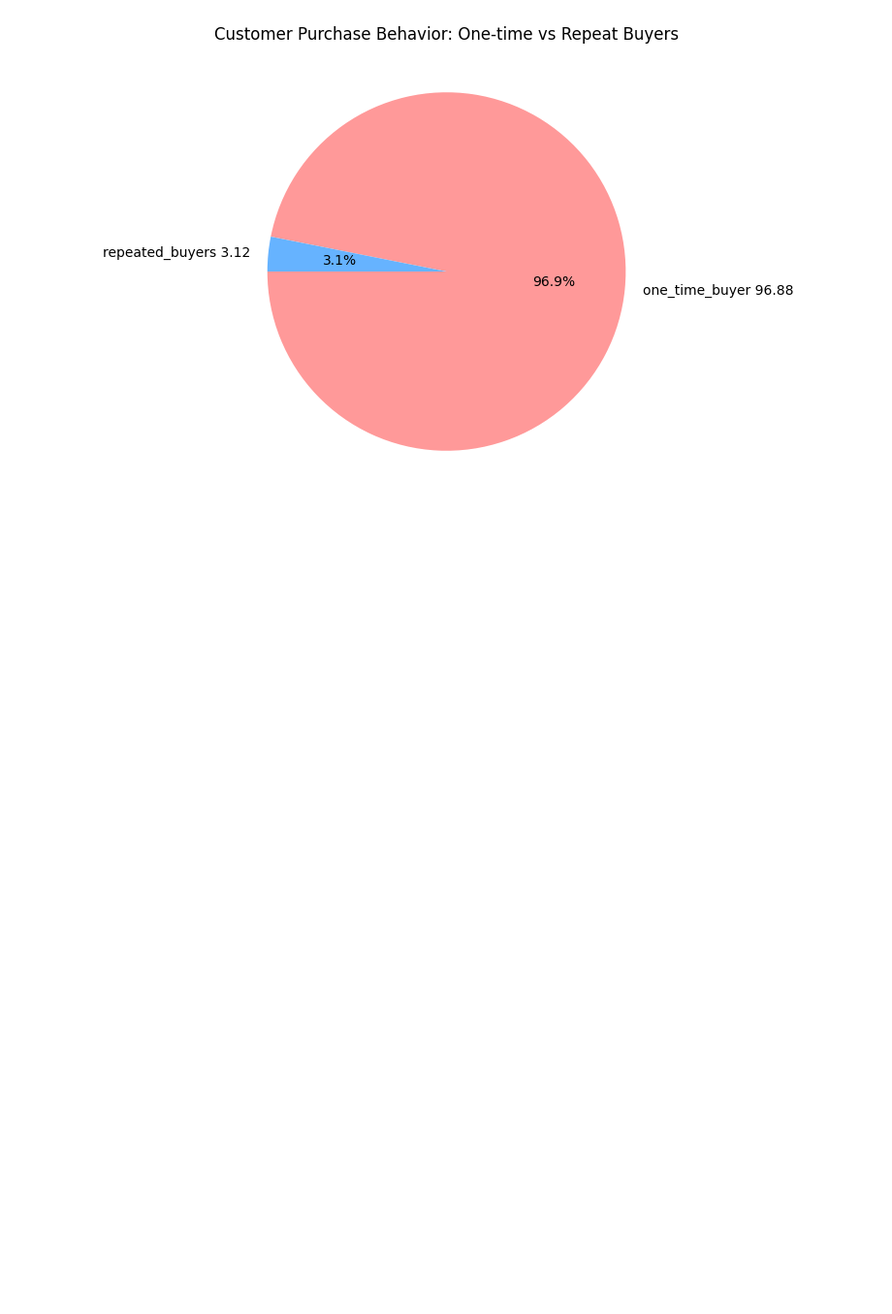
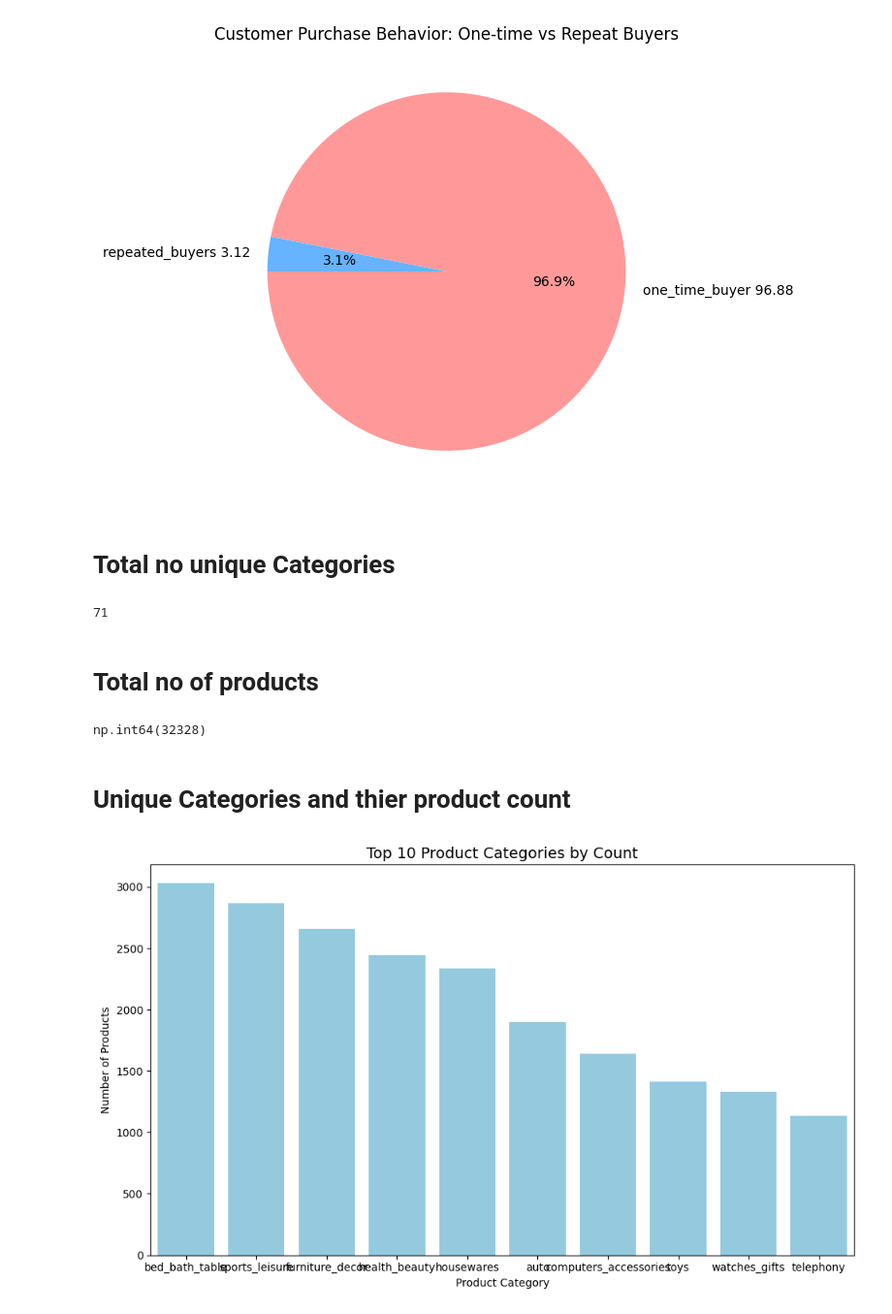
Before and after one commit to taruny088/olist_DA, a Jupyter notebook: Data_analysis/eda.ipynb, the cells around one changed output. Shown at 97% size. Cells and saved outputs as stored; diff of their text form; code cells hidden in the pictures; blank space fills up the shorter version.

```diff
--- a/Data_analysis/eda.ipynb
+++ b/Data_analysis/eda.ipynb
@@ -135,3 +185,39 @@ plt.title('Customer Purchase Behavior: One-time vs Repeat Buyers')
 plt.show()
 # %% [output]
 [figure]
+# %%
+pmdf=products.merge(product_category, on='product_category_name', how = 'inner')
+# %% [markdown]
+# Total no unique Categories
+# %%
+pmdf['product_category_name'].nunique()
+# %% [output]
+71
+# %% [markdown]
+# Total no of products
+# %%
+pmdf['product_category_name_english'].count()
+# %% [output]
+np.int64(32328)
+# %% [markdown]
+# Unique Categories and thier product count
+# %%
+
+category_count=pmdf.groupby('product_category_name_english')['product_id'].count().sort_values(ascending=False).reset_index().rename(columns={'product_id':'count'})
+top10_category=category_count.head(10).copy()
+top10_category
+
+plt.figure(figsize=(10,6))
+sns.barplot(
+    data=top10_category,
+    x='product_category_name_english',
+    y='count', color='skyblue'
+)
+
+plt.title('Top 10 Product Categories by Count', fontsize=14)
+plt.ylabel('Number of Products')
+plt.xlabel('Product Category')
+plt.tight_layout()
+plt.show()
+# %% [output]
+[figure, added]
```
Also changed, not shown: parts of 13 cells of this notebook.
